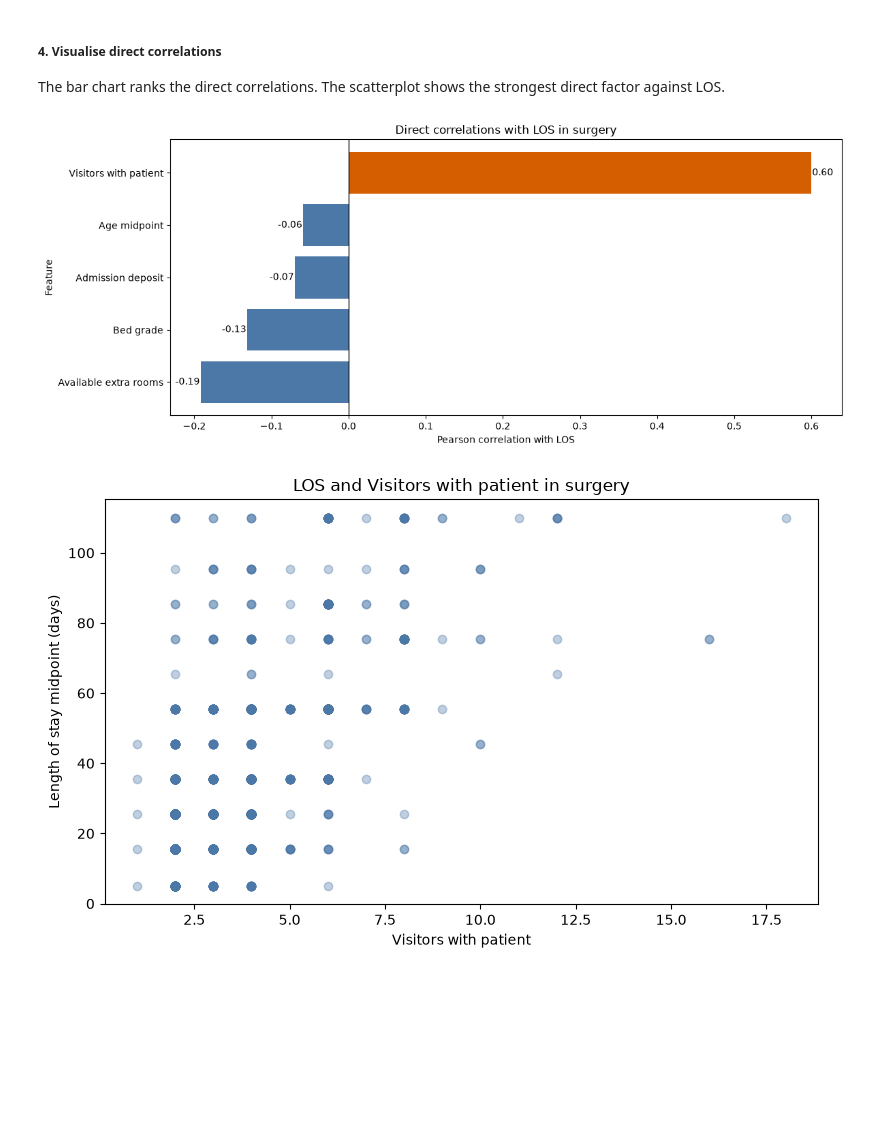
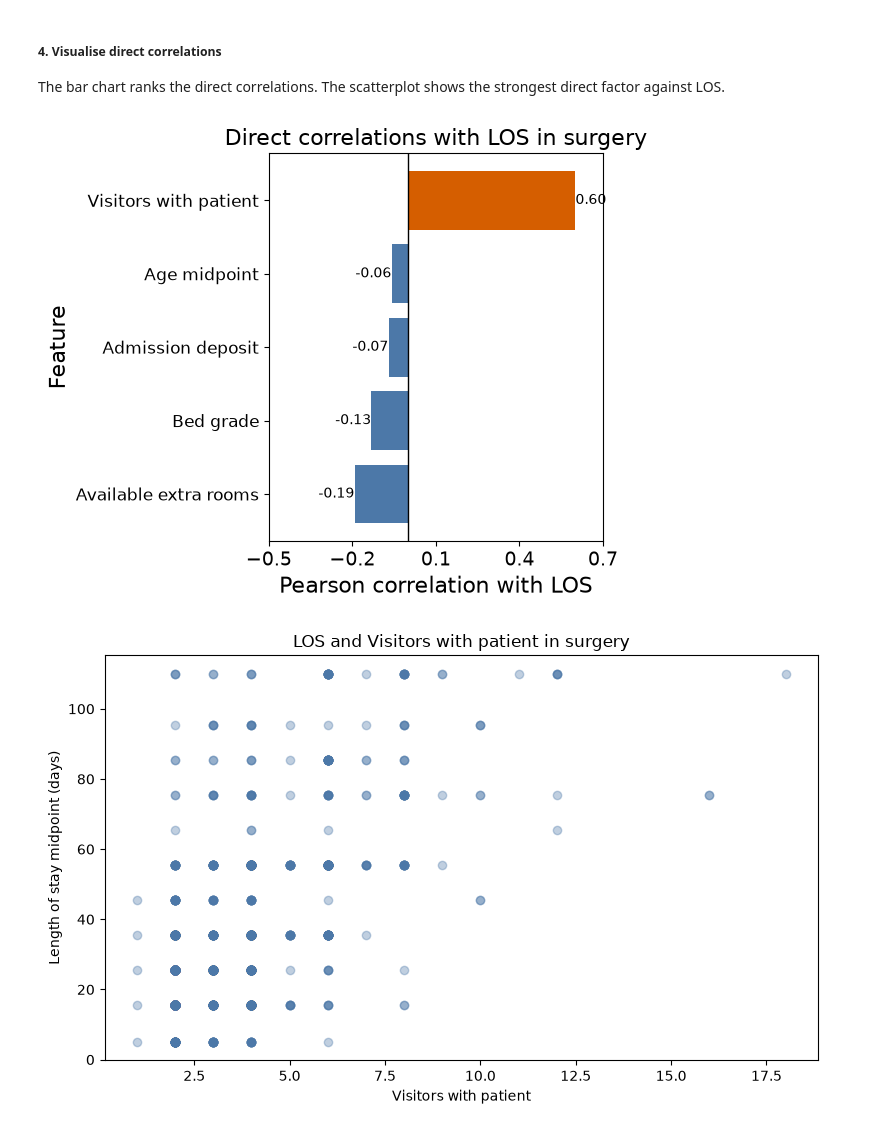
Before and after one commit to JNAUS23/programming_TUM, a Jupyter notebook: joined2.ipynb, the cells around one changed output. Saved outputs shown, nothing was run; the diff lists cells and outputs as text; code cells hidden in the pictures; blank space fills up the shorter version.

```diff
--- a/joined2.ipynb
+++ b/joined2.ipynb
@@ -387,35 +395,38 @@ The bar chart ranks the direct correlations. The scatterplot shows the strongest
 # %%
 def show_direct_correlation_chart(direct_correlations: list[dict[str, Any]]) -> None:
     """Draw a bar chart of direct correlations with LOS for the longest-stay department."""
     try:
         import matplotlib.pyplot as plt
     except ImportError:
         print("This visualisation needs matplotlib. Please run it in a notebook environment with matplotlib installed.")
         return
 
     plot_rows = sorted(direct_correlations, key=lambda row: row["correlation"] or 0)
     labels = [row["label"] for row in plot_rows]
     values = [row["correlation"] or 0 for row in plot_rows]
     colors = ["#d55e00" if value > 0 else "#4c78a8" for value in values]
 
-    _, axis = plt.subplots(figsize=(12, 5))
+    _, axis = plt.subplots(figsize=(6, 5))
     axis.barh(labels, values, color=colors)
     axis.axvline(0, color="black", linewidth=1)
-    axis.set_title(f"Direct correlations with LOS in {longest_los_department}")
-    axis.set_xlabel("Pearson correlation with LOS")
-    axis.set_ylabel("Feature")
+    axis.set_title(f"Direct correlations with LOS in {longest_los_department}", fontsize=16)
+    axis.set_xlabel("Pearson correlation with LOS", fontsize=16)
+    axis.set_ylabel("Feature", fontsize=16)
+    axis.tick_params(axis="x", labelsize=14)
+    axis.tick_params(axis="y", labelsize=12)
+    axis.set_xticks(np.arange(-0.5,1,0.3))
 
     for i, (label,value) in enumerate(zip(labels, values)):
         text_position = value + 0.001 if value >= 0 else value - 0.001
         alignment = "left" if value >= 0 else "right"
         axis.text(text_position, i , f"{value:.2f}", va="center", ha=alignment)
 
     plt.tight_layout()
     plt.show()
 
 show_direct_correlation_chart(direct_correlations)
 # %% [output]
-[figure, old version]
+[figure, new version]
 # %%
 def show_strongest_direct_scatter(rows: list[dict[str, Any]], direct_correlations: list[dict[str, Any]]) -> None:
     """Draw a scatterplot for the feature with the strongest direct LOS correlation."""
```
Also changed, not shown: parts of 12 cells of this notebook, 4 other files.
